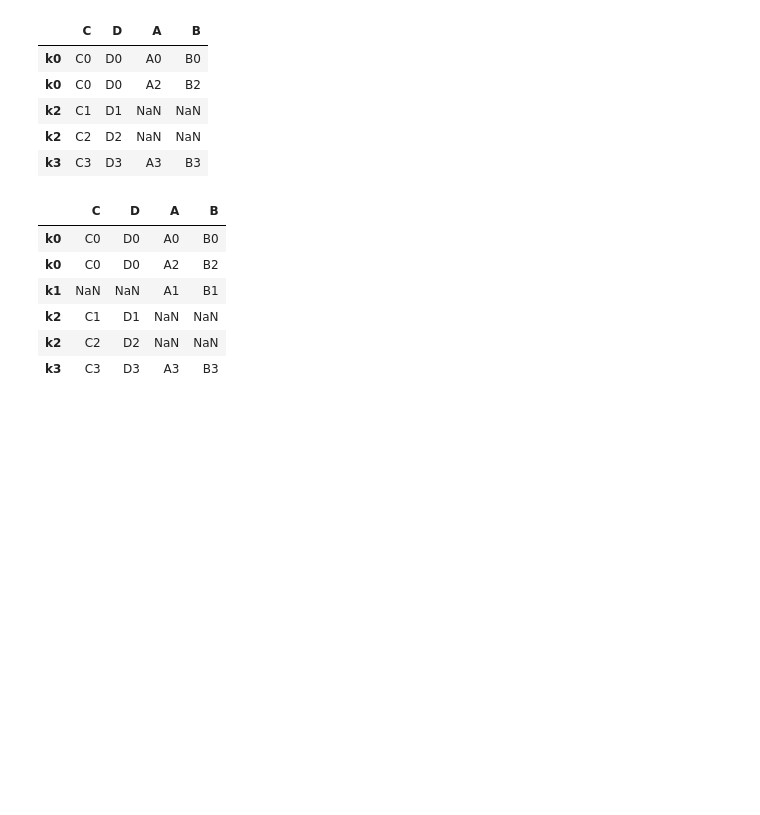
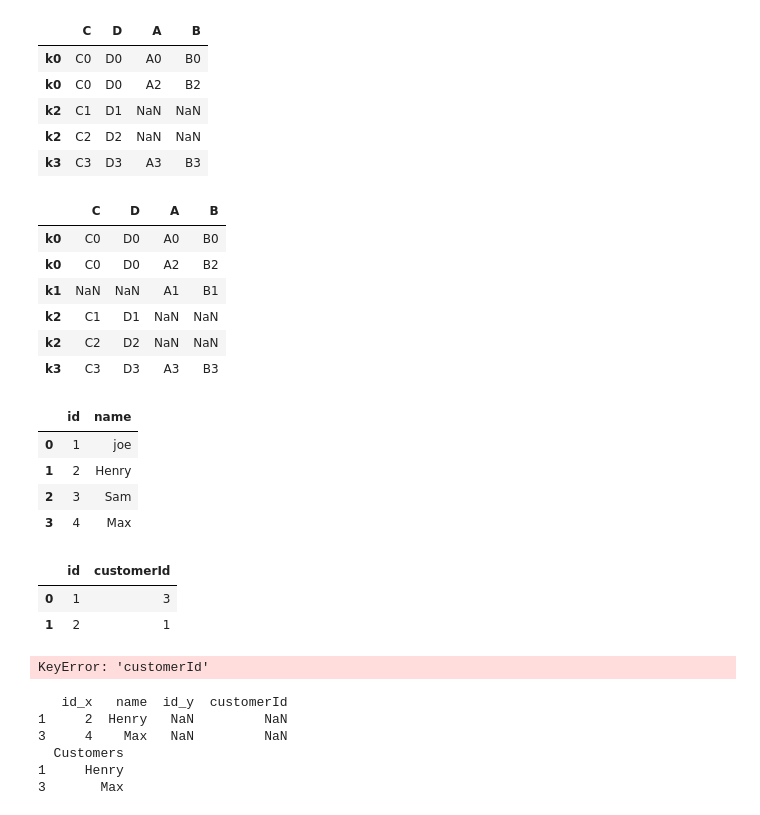
Before and after one commit to geeky-auro/TTL_CSE38, a Jupyter notebook: Practise/06_pandas_Merge_join_concat.ipynb, the cells around one changed output. Cells and saved outputs as stored; diff of their text form; code cells hidden in the pictures; blank space fills up the shorter version.

Commit message:
30 Days of Pandas

```diff
--- a/Practise/06_pandas_Merge_join_concat.ipynb
+++ b/Practise/06_pandas_Merge_join_concat.ipynb
@@ -269,3 +269,52 @@ right.join(left,how='outer')
 | k2 | C1 | D1 | NaN | NaN |
 | k2 | C2 | D2 | NaN | NaN |
 | k3 | C3 | D3 | A3 | B3 |
+# %%
+customer=[[1,'joe'],[2,'Henry'],[3,'Sam'],[4,'Max']]
+order=[[1,3],[2,1]]
+# %%
+customer_df=pd.DataFrame(customer,columns=['id','name'])
+order_df=pd.DataFrame(order,columns=['id','customerId'])
+# %%
+customer_df
+# %% [output]
+|  | id | name |
+| 0 | 1 | joe |
+| 1 | 2 | Henry |
+| 2 | 3 | Sam |
+| 3 | 4 | Max |
+# %%
+order_df
+# %% [output]
+|  | id | customerId |
+| 0 | 1 | 3 |
+| 1 | 2 | 1 |
+# %%
+# Write a solution to find all customers who never order anything.
+pd.merge(customer_df,order_df,on=['id','customerId'])
+# %% [output]
+KeyError: 'customerId'
+# %%
+import pandas as pd
+
+customer = [[1, 'joe'], [2, 'Henry'], [3, 'Sam'], [4, 'Max']]
+order = [[1, 3], [2, 1]]
+
+customer_df = pd.DataFrame(customer, columns=['id', 'name'])
+order_df = pd.DataFrame(order, columns=['id', 'customerId'])  # Corrected column name
+order_df = pd.DataFrame(order, columns=['id', 'customerId'])
+
+# Write a solution to find all customers who never order anything.
+merged_df = pd.merge(customer_df, order_df, left_on='id', right_on='customerId', how='left')
+
+customers_never_ordered = merged_df[merged_df['customerId'].isna()]
+print(customers_never_ordered)
+dfo=pd.DataFrame(customers_never_ordered['name'])
+print(dfo.rename(columns={'name':'Customers'}))
+# %% [output]
+   id_x   name  id_y  customerId
+1     2  Henry   NaN         NaN
+3     4    Max   NaN         NaN
+  Customers
+1     Henry
+3       Max
```
Also changed, not shown: parts of 1 cell of this notebook.
